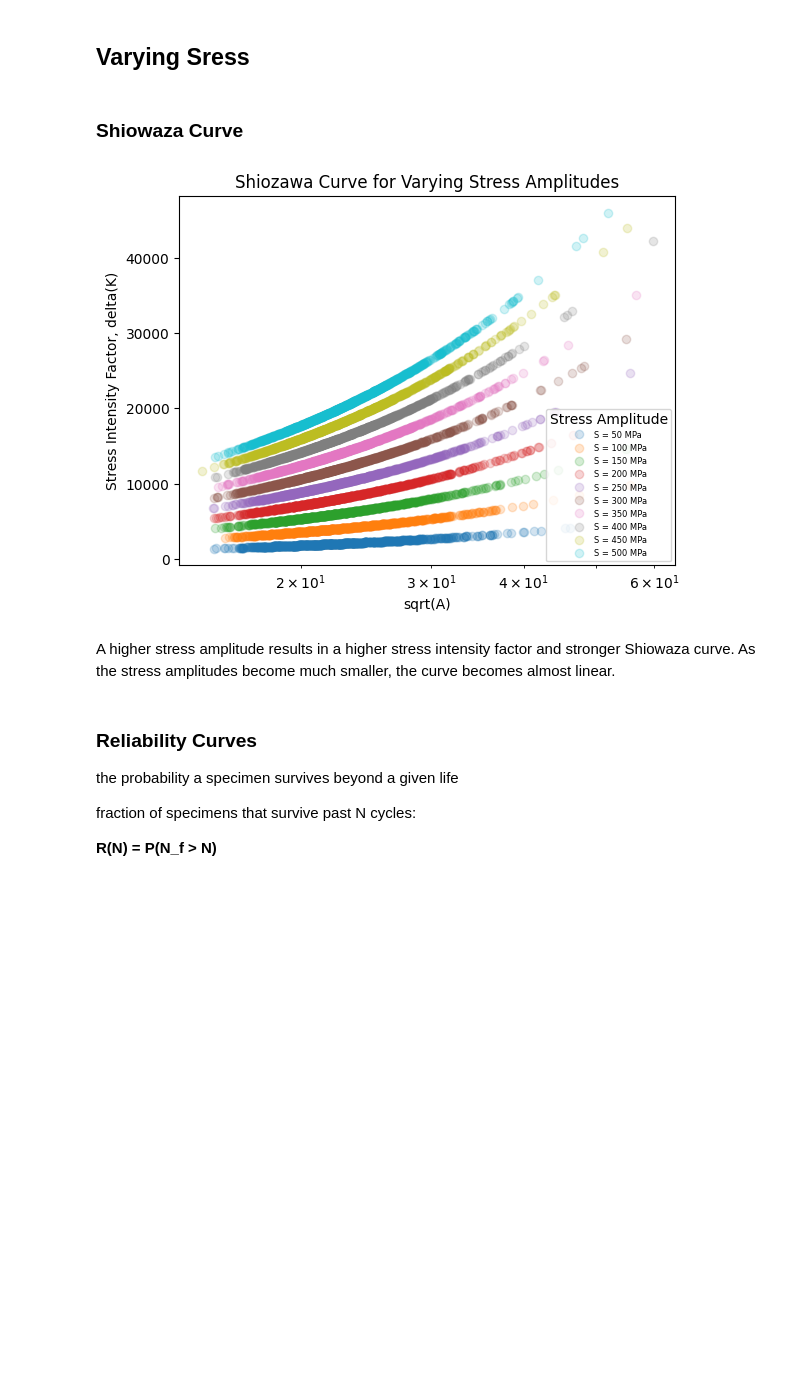
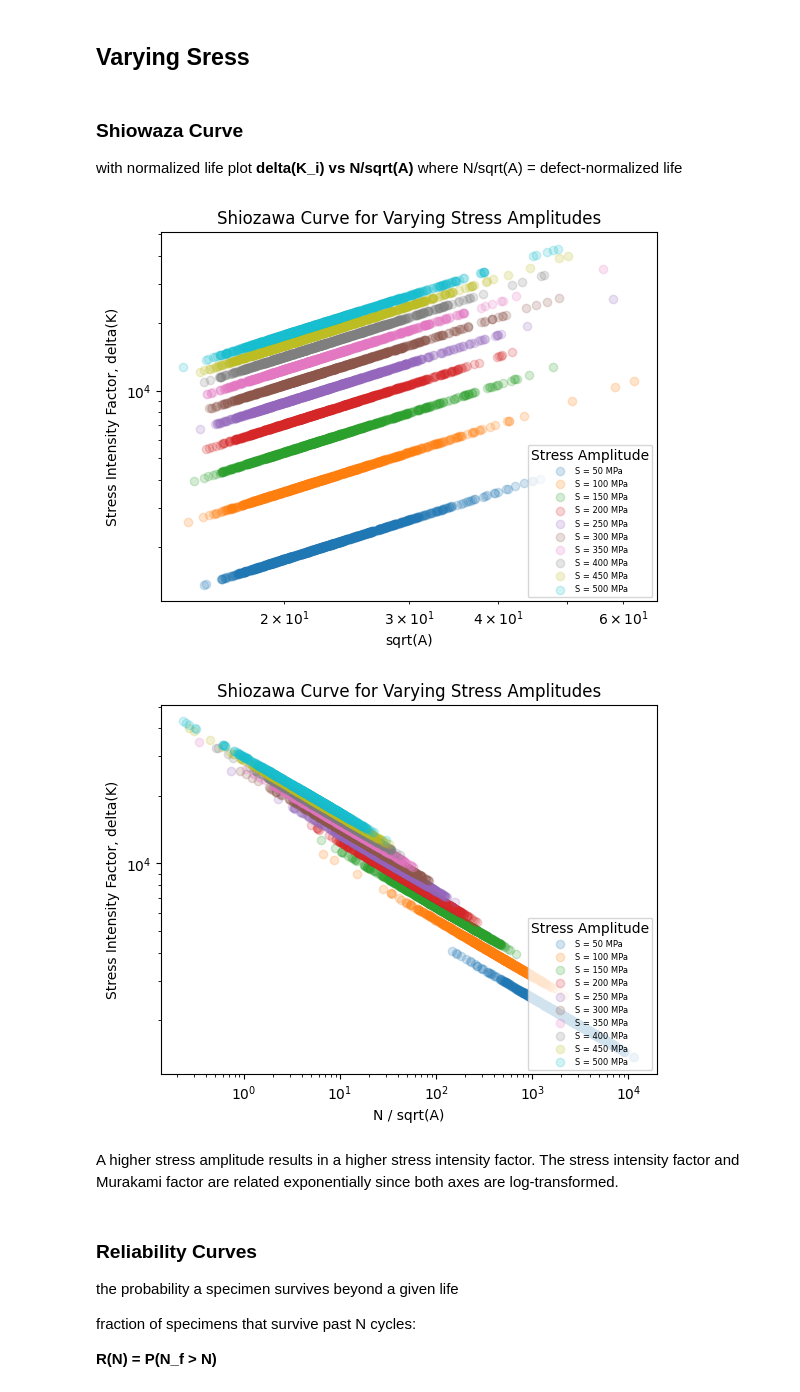
Before and after one commit to jessk816/pinn, a Jupyter notebook: models/probabilistic.ipynb, the cells around one changed output. Drawn from its saved outputs; the diff is of its cells as text; code cells hidden in the pictures; blank space fills up the shorter version.

Commit message:
normalized life shiowaza plots

```diff
--- a/models/probabilistic.ipynb
+++ b/models/probabilistic.ipynb
@@ -151,20 +171,23 @@ lives = []          # list to store fatigue lives
 M = []              # list to store Murakami parameter
 max_defects = []    # list to store max defects
 K = []              # list to store stress intensity factors
+N_norm = []         # list to store normalized fatigue lives
 
 for i in range(1000):
     defects = generate_defects(n_defects, mu, sigma)
 
     A_crit = critical_defect(defects)
     N = fatigue_life(S_fixed, A_crit, C, m, n)
-    Murakami = np.sqrt(A_crit)     # Murakami parameter for defect size, sqrt(A)
+    Murakami = np.sqrt(A_crit)              # Murakami parameter for defect size, sqrt(A)
     delta_K = stress_intensity_factor(S_fixed, A_crit)
+    N_normal = N / Murakami                 # calculate normalized fatigue life, N/sqrt(A)
 
     # store results in lists
     lives.append(N)
     M.append(Murakami)
     max_defects.append(np.max(defects))
     K.append(delta_K)
+    N_norm.append(N_normal)
 # %% [markdown]
 ### Fatigue Life
 # %%
@@ -381,6 +435,7 @@ Since the Weibull reliability curve and the Monte Carlo reliability curve are ve
 ## Varying Sress
 # %% [markdown]
 ### Shiowaza Curve
+with normalized life plot **delta(K_i) vs N/sqrt(A)** where N/sqrt(A) = defect-normalized life
 # %%
 # vary stress amplitude, S
 S_vals = [50, 100, 150, 200, 250, 300, 350, 400, 450, 500]
@@ -390,40 +445,75 @@ for S_i in S_vals:
     # temporary lists for this stress amplitude
     M_temp = []
     K_temp = []
+    N_norm_temp = []
+
     lives_temp = []
     max_defects_temp = []
 
     for i in range(1000):
         defects = generate_defects(n_defects, mu, sigma)
 
         A_crit1 = critical_defect(defects)
         Murakami1 = np.sqrt(A_crit1)
         delta_K1 = stress_intensity_factor(S_i, A_crit1)
         N1 = fatigue_life(S_i, A_crit1, C, m, n)
+        N_normal1 = N1 / Murakami1
 
         # store points for this stress amplitude
         M_temp.append(Murakami1)
         K_temp.append(delta_K1)
+        N_norm_temp.append(N_normal1)
+
         lives_temp.append(N1)
         max_defects_temp.append(np.max(defects))
 
-    # plot all points for this stress amplitude
-    plt.plot(M_temp, K_temp, 'o', alpha=0.2, label=f'S = {S_i} MPa')
+    # plot 1: delta(K) vs sqrt(A), for all points at this stress amplitude
+    plt.figure(1)
+    plt.scatter(M_temp, K_temp, alpha=0.2, label=f'S = {S_i} MPa')
 
-# axis labels
+    # plot 2: delta(K) vs N/sqrt(A) for this stress amplitude
+    plt.figure(2)
+    plt.scatter(N_norm_temp, K_temp, alpha=0.2, label=f'S = {S_i} MPa')
+
+# figure 1: delta(K) vs sqrt(A)
+plt.figure(1)
+
+plt.xscale('log')
+plt.yscale('log')
+
+# figure 1: axis labels
 plt.title('Shiozawa Curve for Varying Stress Amplitudes')
 plt.xlabel('sqrt(A)')
 plt.ylabel('Stress Intensity Factor, delta(K)')
 
+plt.legend(title='Stress Amplitude', fontsize=6, loc='lower right')
+
+# log scales
 plt.xscale('log')
+plt.yscale('log')
 
 plt.legend(title='Stress Amplitude', fontsize=6, loc='lower right')
+
+# figure 2: delta(K) vs N/sqrt(A)
+plt.figure(2)
+
+plt.xscale('log')
+plt.yscale('log')
+
+# figure 2: axis labels
+plt.title('Shiozawa Curve for Varying Stress Amplitudes')
+plt.xlabel('N / sqrt(A)')
+plt.ylabel('Stress Intensity Factor, delta(K)')
+
+plt.legend(title='Stress Amplitude', fontsize=6, loc='lower right')
+
 plt.show()
 # %% [output]
-[figure, old version]
+[figure, new version]
+[figure, added]
 # %% [markdown]
-A higher stress amplitude results in a higher stress intensity factor and stronger Shiowaza curve.
-As the stress amplitudes become much smaller, the curve becomes almost linear.
+A higher stress amplitude results in a higher stress intensity factor.
+The stress intensity factor and Murakami factor are related exponentially since both axes are log-transformed.
 # %% [markdown]
 ### Reliability Curves
 the probability a specimen survives beyond a given life
```
Also changed, not shown: parts of 17 cells of this notebook, 1 other file.
